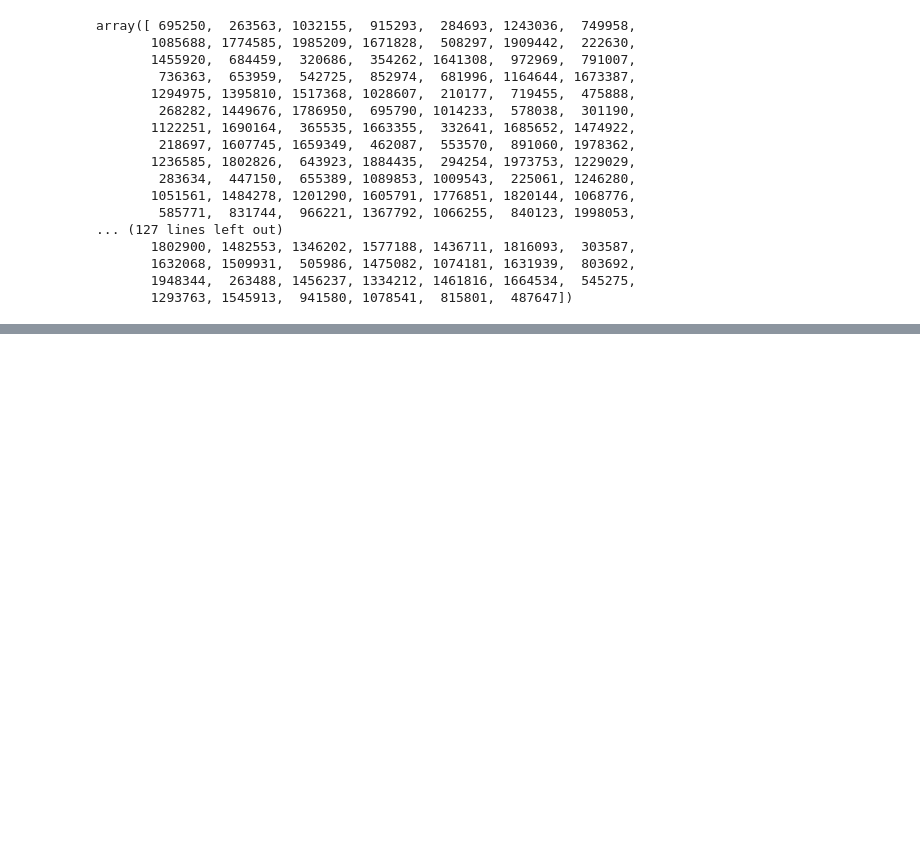
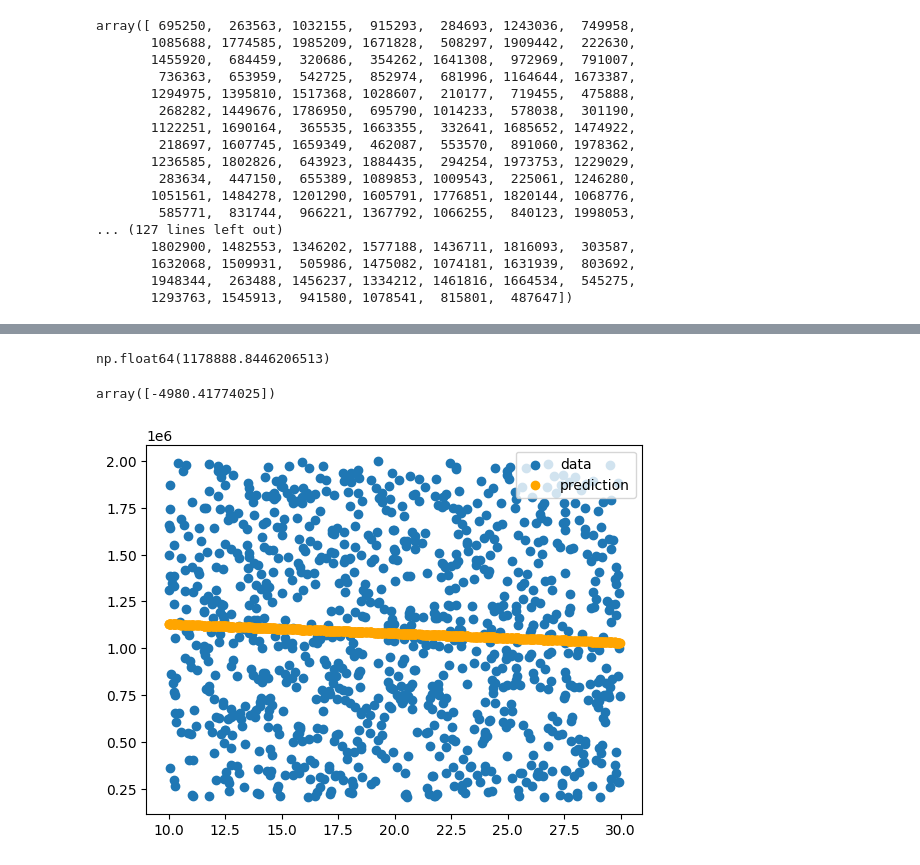
Before and after one commit to simran417/Machiene-Learning, a Jupyter notebook: linear regression/cars24.ipynb, the cells around one changed output, grey strips where cells are left out. Cells and saved outputs as stored; diff of their text form; code cells hidden in the pictures; blank space fills up the shorter version.

```diff
--- a/linear regression/cars24.ipynb
+++ b/linear regression/cars24.ipynb
@@ -117,3 +117,6 @@ array([ 695250,  263563, 1032155,  915293,  284693, 1243036,  749958,
        1632068, 1509931,  505986, 1475082, 1074181, 1631939,  803692,
        1948344,  263488, 1456237, 1334212, 1461816, 1664534,  545275,
        1293763, 1545913,  941580, 1078541,  815801,  487647])
+# %%
+from sklearn.linear_model import LinearRegression
+model=LinearRegression()
@@ -119,0 +127,13 @@ array([ 695250,  263563, 1032155,  915293,  284693, 1243036,  749958,
+# %%
+# now convert X (tuple) to 1d array
+X1=np.array(X)
+type(X1)
+X1.shape
+X1=X1.reshape(-1, 1)
+
+# same for y also
+Y1=np.array(Y)
+if Y1.ndim == 2 and Y1.shape[1] == 1:
+    Y1 = Y1.ravel()  # Converts (n_samples, 1) to (n_samples,)
+# %%
+model.fit(X1,Y1)
@@ -119,0 +142,3 @@ array([ 695250,  263563, 1032155,  915293,  284693, 1243036,  749958,
+# %%
+y_hat=model.predict(X1)
+y_hat
@@ -119,0 +183,17 @@ array([ 695250,  263563, 1032155,  915293,  284693, 1243036,  749958,
+# %%
+model.intercept_
+# %% [output]
+np.float64(1178888.8446206513)
+# %%
+model.coef_
+# %% [output]
+array([-4980.41774025])
+# %%
+# make a plot:
+fig=plt.figure()
+plt.scatter(X1,Y1, label='data')
+plt.scatter(X1,y_hat, color='orange', label='prediction')
+plt.legend()
+plt.show()
+# %% [output]
+[figure, added]
```
Also changed, not shown: parts of 4 cells of this notebook.
